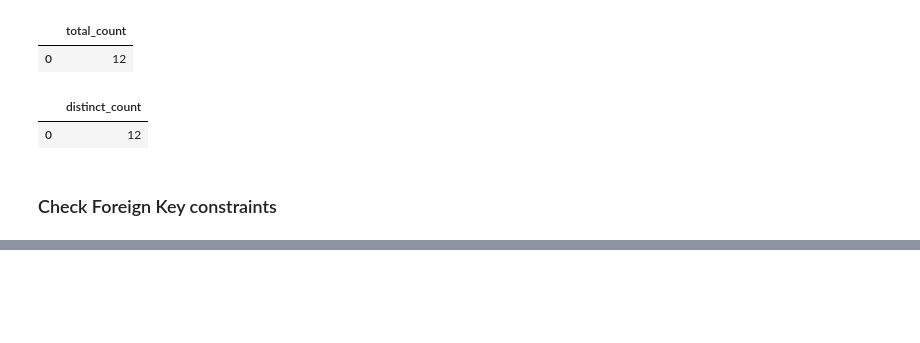
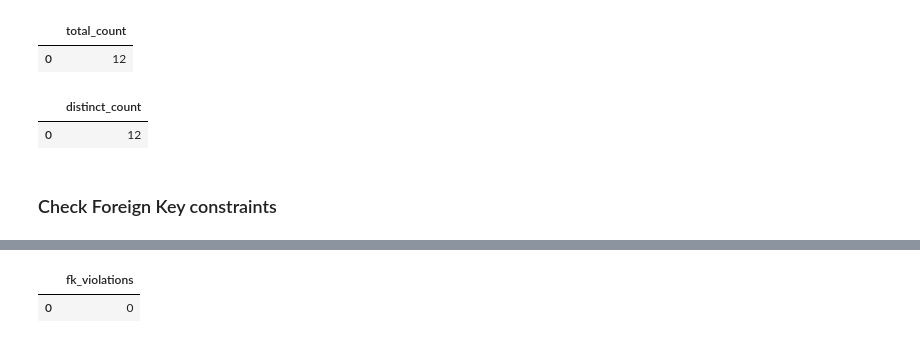
Before and after one commit to cs327e-spring2020/snippets, a Jupyter notebook: college_modeled.ipynb, the cells around one changed output, grey strips where cells are left out. Cells and saved outputs as stored; diff of their text form; code cells hidden in the pictures; blank space fills up the shorter version.

Commit message:
added Teaches

```diff
--- a/college_modeled.ipynb
+++ b/college_modeled.ipynb
@@ -438,0 +442,9 @@ where c.cid is null
+# %%
+%%bigquery
+select count(*) as fk_violations
+from college_modeled.Teaches t left join college_modeled.Teacher c
+on t.tid = c.tid
+where c.tid is null
+# %% [output]
+|  | fk_violations |
+| 0 | 0 |
```
Also changed, not shown: parts of 1 cell of this notebook.
